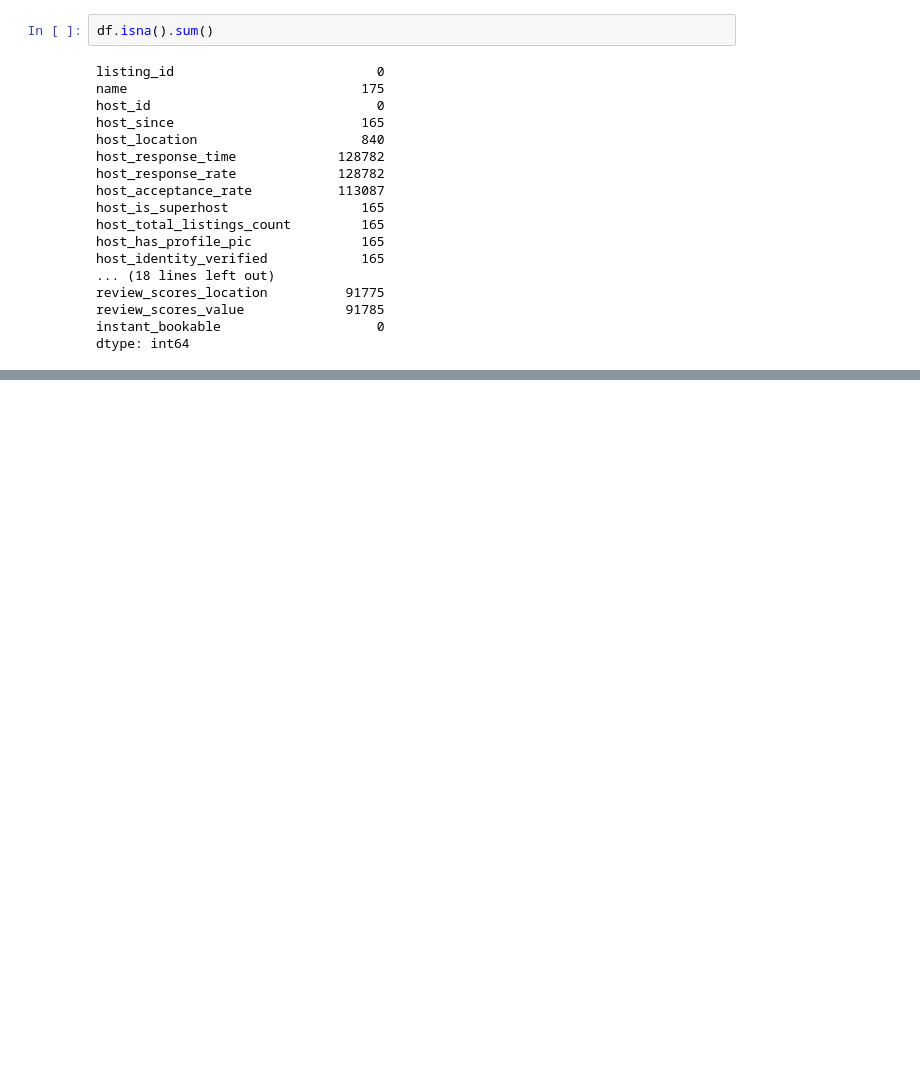
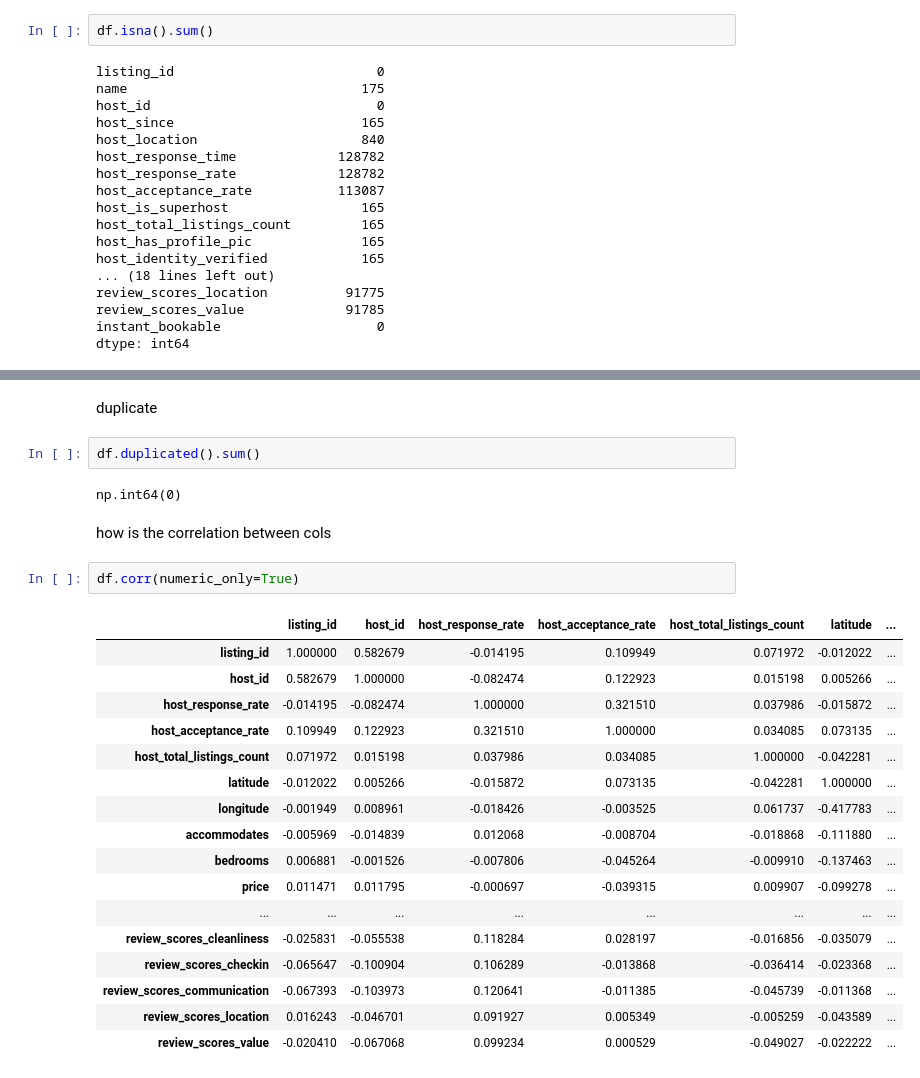
Before and after one commit to Sahilkhxn/airbnb-listings-eda, a Jupyter notebook: Airbnb Listings.ipynb, the cells around one changed output, grey strips where cells are left out. Drawn from its saved outputs; the diff is of its cells as text; blank space fills up the shorter version.

```diff
--- a/Airbnb Listings.ipynb
+++ b/Airbnb Listings.ipynb
@@ -36,0 +82,28 @@ dtype: int64
+# %% [markdown]
+duplicate
+# %%
+df.duplicated().sum()
+# %% [output]
+np.int64(0)
+# %% [markdown]
+how is the correlation between cols
+# %%
+df.corr(numeric_only=True)
+# %% [output]
+|  | listing_id | host_id | host_response_rate | host_acceptance_rate | host_total_listings_count | latitude | ... |
+| listing_id | 1.000000 | 0.582679 | -0.014195 | 0.109949 | 0.071972 | -0.012022 | ... |
+| host_id | 0.582679 | 1.000000 | -0.082474 | 0.122923 | 0.015198 | 0.005266 | ... |
+| host_response_rate | -0.014195 | -0.082474 | 1.000000 | 0.321510 | 0.037986 | -0.015872 | ... |
+| host_acceptance_rate | 0.109949 | 0.122923 | 0.321510 | 1.000000 | 0.034085 | 0.073135 | ... |
+| host_total_listings_count | 0.071972 | 0.015198 | 0.037986 | 0.034085 | 1.000000 | -0.042281 | ... |
+| latitude | -0.012022 | 0.005266 | -0.015872 | 0.073135 | -0.042281 | 1.000000 | ... |
+| longitude | -0.001949 | 0.008961 | -0.018426 | -0.003525 | 0.061737 | -0.417783 | ... |
+| accommodates | -0.005969 | -0.014839 | 0.012068 | -0.008704 | -0.018868 | -0.111880 | ... |
+| bedrooms | 0.006881 | -0.001526 | -0.007806 | -0.045264 | -0.009910 | -0.137463 | ... |
+| price | 0.011471 | 0.011795 | -0.000697 | -0.039315 | 0.009907 | -0.099278 | ... |
+| ... | ... | ... | ... | ... | ... | ... | ... |
+| review_scores_cleanliness | -0.025831 | -0.055538 | 0.118284 | 0.028197 | -0.016856 | -0.035079 | ... |
+| review_scores_checkin | -0.065647 | -0.100904 | 0.106289 | -0.013868 | -0.036414 | -0.023368 | ... |
+| review_scores_communication | -0.067393 | -0.103973 | 0.120641 | -0.011385 | -0.045739 | -0.011368 | ... |
+| review_scores_location | 0.016243 | -0.046701 | 0.091927 | 0.005349 | -0.005259 | -0.043589 | ... |
+| review_scores_value | -0.020410 | -0.067068 | 0.099234 | 0.000529 | -0.049027 | -0.022222 | ... |
```
Also changed, not shown: parts of 11 cells of this notebook.
